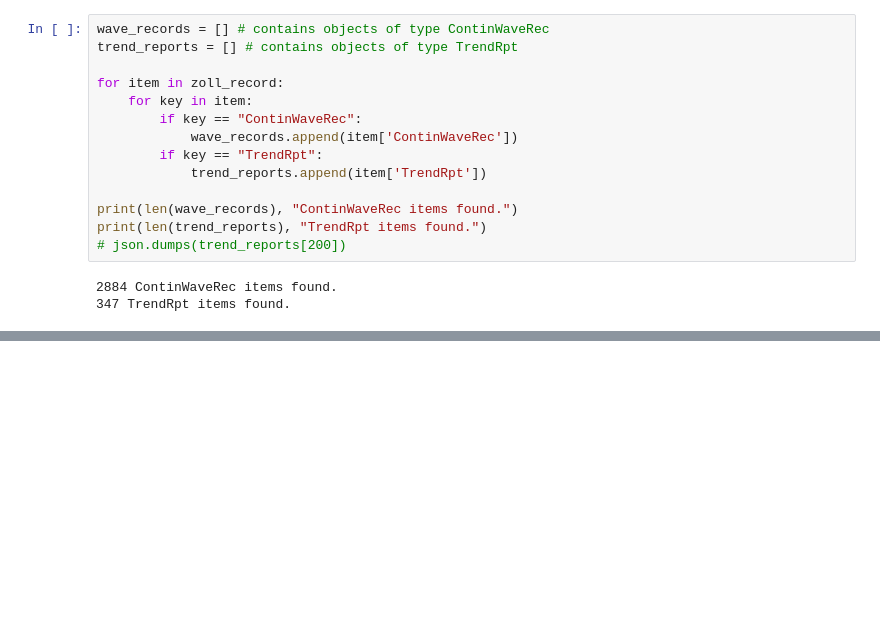
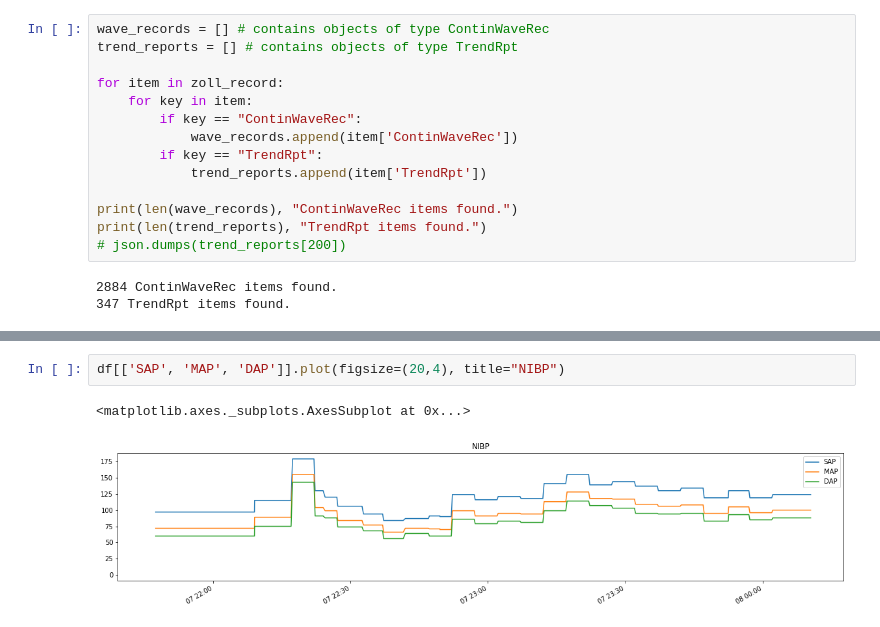
Before and after one commit to makes/zoll-json, a Jupyter notebook: zoll-json.ipynb, the cells around one changed output, grey strips where cells are left out. Drawn from its saved outputs; the diff is of its cells as text; blank space fills up the shorter version.

```diff
--- a/zoll-json.ipynb
+++ b/zoll-json.ipynb
@@ -104,0 +126,5 @@ df.plot(figsize=(20,4))
+# %%
+df[['SAP', 'MAP', 'DAP']].plot(figsize=(20,4), title="NIBP")
+# %% [output]
+<matplotlib.axes._subplots.AxesSubplot at 0x...>
+[figure, added]
```
Also changed, not shown: parts of 5 cells of this notebook.
